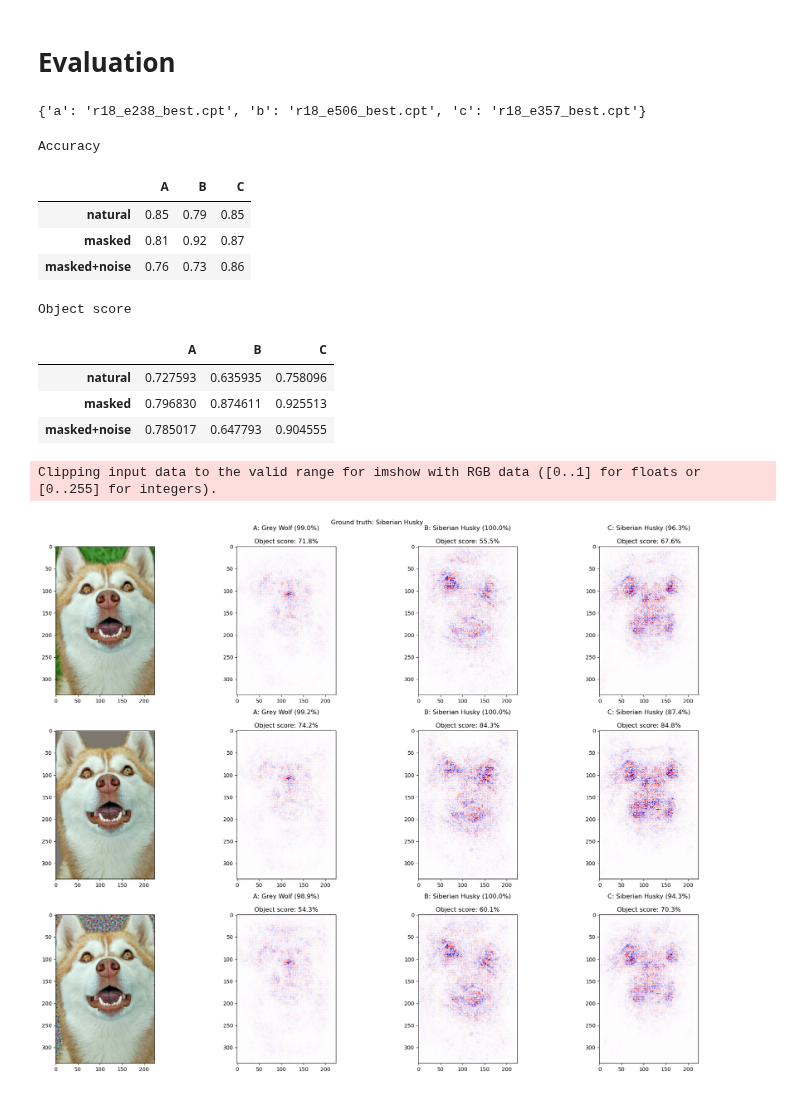
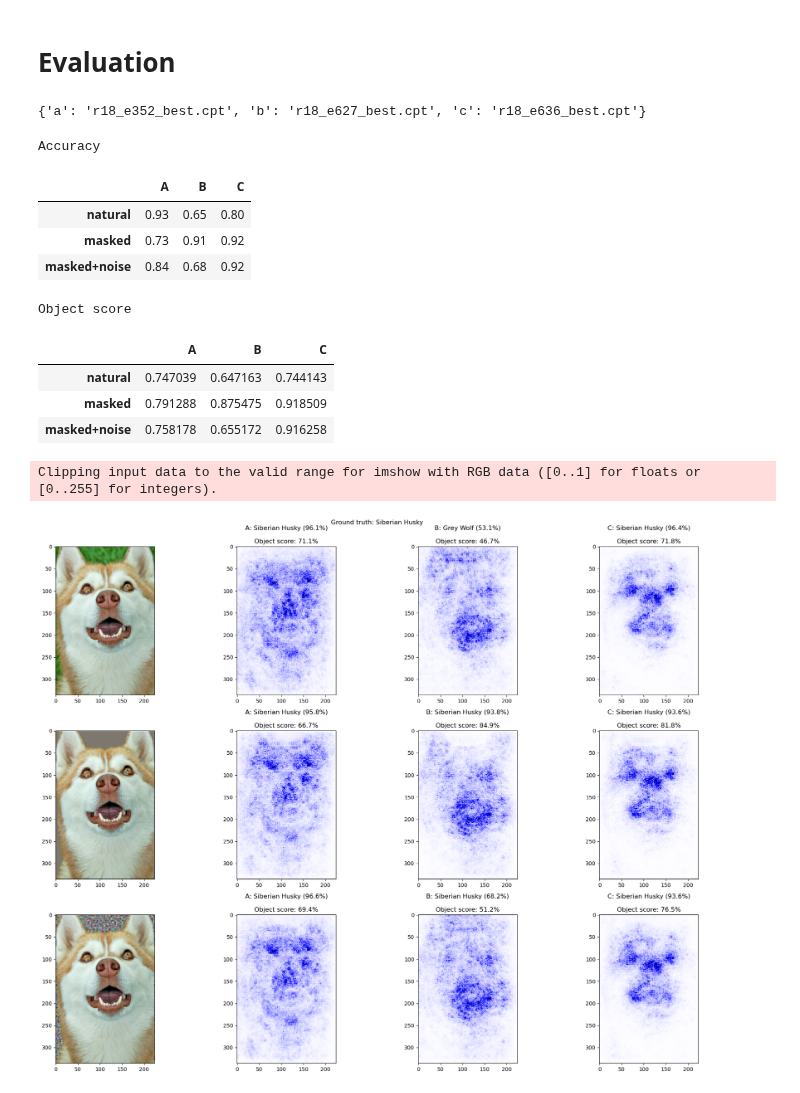
Before and after one commit to R0ner/cnn-context, a Jupyter notebook: notebooks/13-auto-eval.ipynb, the cells around one changed output. Saved outputs shown, nothing was run; the diff lists cells and outputs as text; code cells hidden in the pictures.

```diff
--- a/notebooks/13-auto-eval.ipynb
+++ b/notebooks/13-auto-eval.ipynb
@@ -58,7 +58,9 @@ split = "test"
 # run_dir = "../models/hw-checkpoints/run-20240317-161421"
 # run_dir = "../models/hw-checkpoints/run-20240318-153036" # r18 perlin patient
 # run_dir = "../models/hw-checkpoints/run-20240403-154614" # r18 sp loss test
-run_dir = "../models/hw-checkpoints/run-20240403-172544" # r18 sp loss full
+# run_dir = "../models/hw-checkpoints/run-20240403-172544" # r18 sp loss full
+run_dir = "../models/hw-checkpoints/run-20240404-152631" # r18 sp loss full finished
+
 
 
 names = [p for p in os.listdir(run_dir) if os.path.isdir(f"{run_dir}/{p}")]
@@ -122,7 +124,7 @@ for k, v in all_preds.items():
 for k, v in all_obj_scores.items():
     all_obj_scores[k] = np.array(v)
 # %% [output]
-{'a': 'r18_e238_best.cpt', 'b': 'r18_e506_best.cpt', 'c': 'r18_e357_best.cpt'}
+{'a': 'r18_e352_best.cpt', 'b': 'r18_e627_best.cpt', 'c': 'r18_e636_best.cpt'}
 # %%
 accuracy = {}
 mean_obj_scores = {}
@@ -157,14 +159,14 @@ display(obj_score_df)
 # %% [output]
 Accuracy
 |  | A | B | C |
-| natural | 0.85 | 0.79 | 0.85 |
-| masked | 0.81 | 0.92 | 0.87 |
-| masked+noise | 0.76 | 0.73 | 0.86 |
+| natural | 0.93 | 0.65 | 0.80 |
+| masked | 0.73 | 0.91 | 0.92 |
+| masked+noise | 0.84 | 0.68 | 0.92 |
 Object score
 |  | A | B | C |
-| natural | 0.727593 | 0.635935 | 0.758096 |
-| masked | 0.796830 | 0.874611 | 0.925513 |
-| masked+noise | 0.785017 | 0.647793 | 0.904555 |
+| natural | 0.747039 | 0.647163 | 0.744143 |
+| masked | 0.791288 | 0.875475 | 0.918509 |
+| masked+noise | 0.758178 | 0.655172 | 0.916258 |
 # %%
 for imgs, labels, masks, noise in dloader:
     im, label, mask = imgs[0], labels[0], masks[0]
@@ -178,33 +180,34 @@ for imgs, labels, masks, noise in dloader:
 
     for k_model, outs_model in outs.items():
         for k, v in inputs.items():
             outs_model[k] = get_saliency(models[k_model], v, device=device)
 
     for k_model, obj_scores_model in obj_scores.items():
         for k, (slc, _, _, _) in outs[k_model].items():
             obj_scores_model[k] = get_obj_score(slc, masks)
 
     for k_model, confs_model in confs.items():
         for k, (_, _, indices, out) in outs[k_model].items():
             confs_model[k] = torch.softmax(out, 1)[0, indices]
 
     # mask = masks[0, 0].numpy().astype(bool)
 
     fig, axs_all = plt.subplots(3, 4, figsize=(20, 15), tight_layout=True)
     fig.suptitle(f"Ground truth: {class_legend[label.item()]}")
     for in_name, axs in zip(inputs, axs_all):
 
         axs[0].imshow(np.moveaxis(inv[in_name](inputs[in_name][0]).numpy(), 0, -1))
         for model_name, ax in zip(models, axs[1:]):
             slc, _, indices, out = outs[model_name][in_name]
-            ax.imshow((slc + 1) / 2, cmap="seismic", vmin=0, vmax=1)
+            # ax.imshow((slc + 1) / 2, cmap="seismic", vmin=0, vmax=1)
+            ax.imshow(np.abs(slc), cmap="seismic_r", vmin=-.6, vmax=.6)
+            # ax.imshow(np.abs(slc), cmap="afmhot", vmin=0, vmax=.5)
             ax.set_title(
                 f"{model_name.upper()}: {class_legend[indices.item()]} ({confs[model_name][in_name].item():.1%})\n\nObject score: {obj_scores[model_name][in_name]:.1%}"
             )
 
     plt.show()
-
     break
 # %% [output]
 Clipping input data to the valid range for imshow with RGB data ([0..1] for floats or [0..255] for integers).
-[figure, old version]
+[figure, new version]
```
Also changed, not shown: 2 other files.
